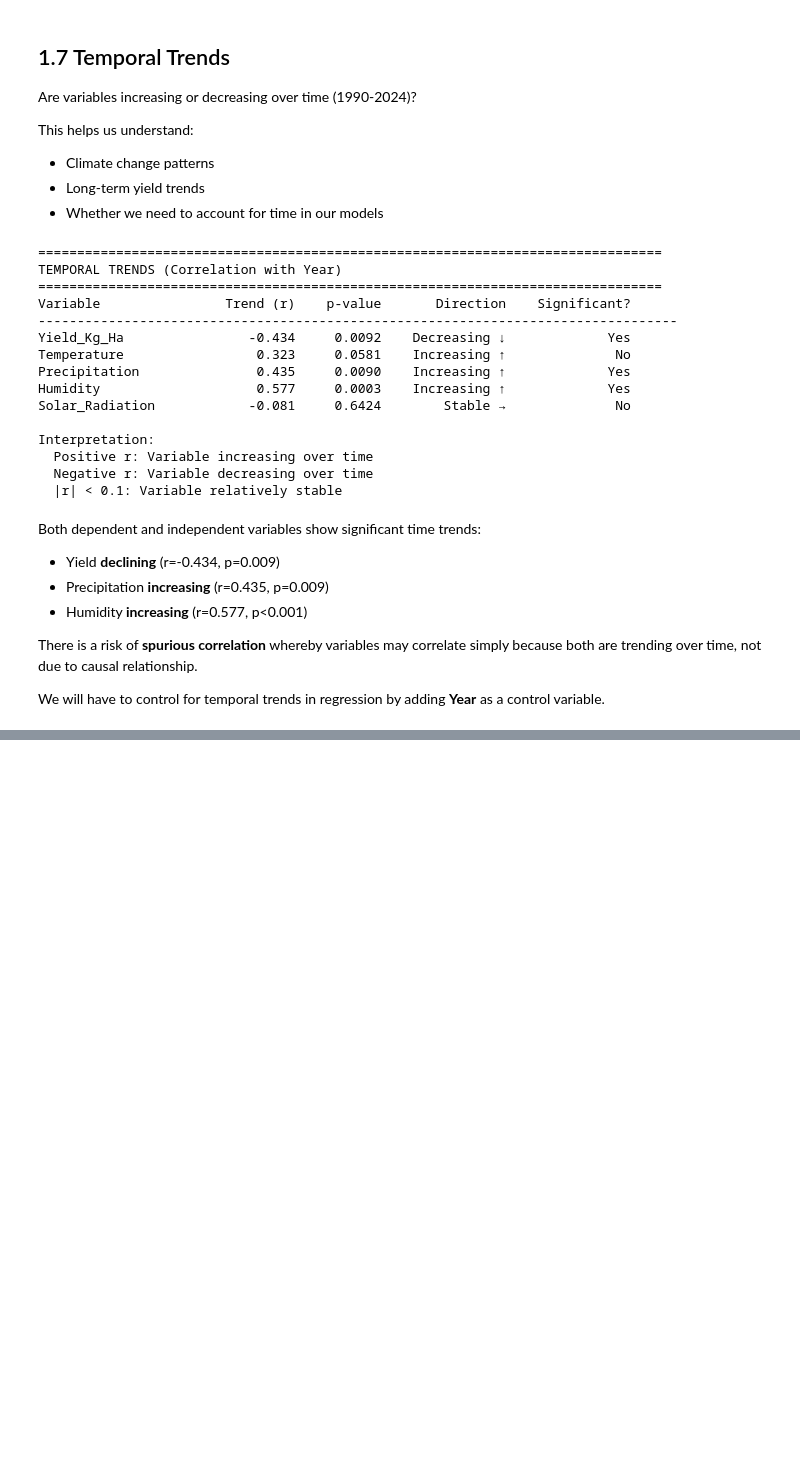
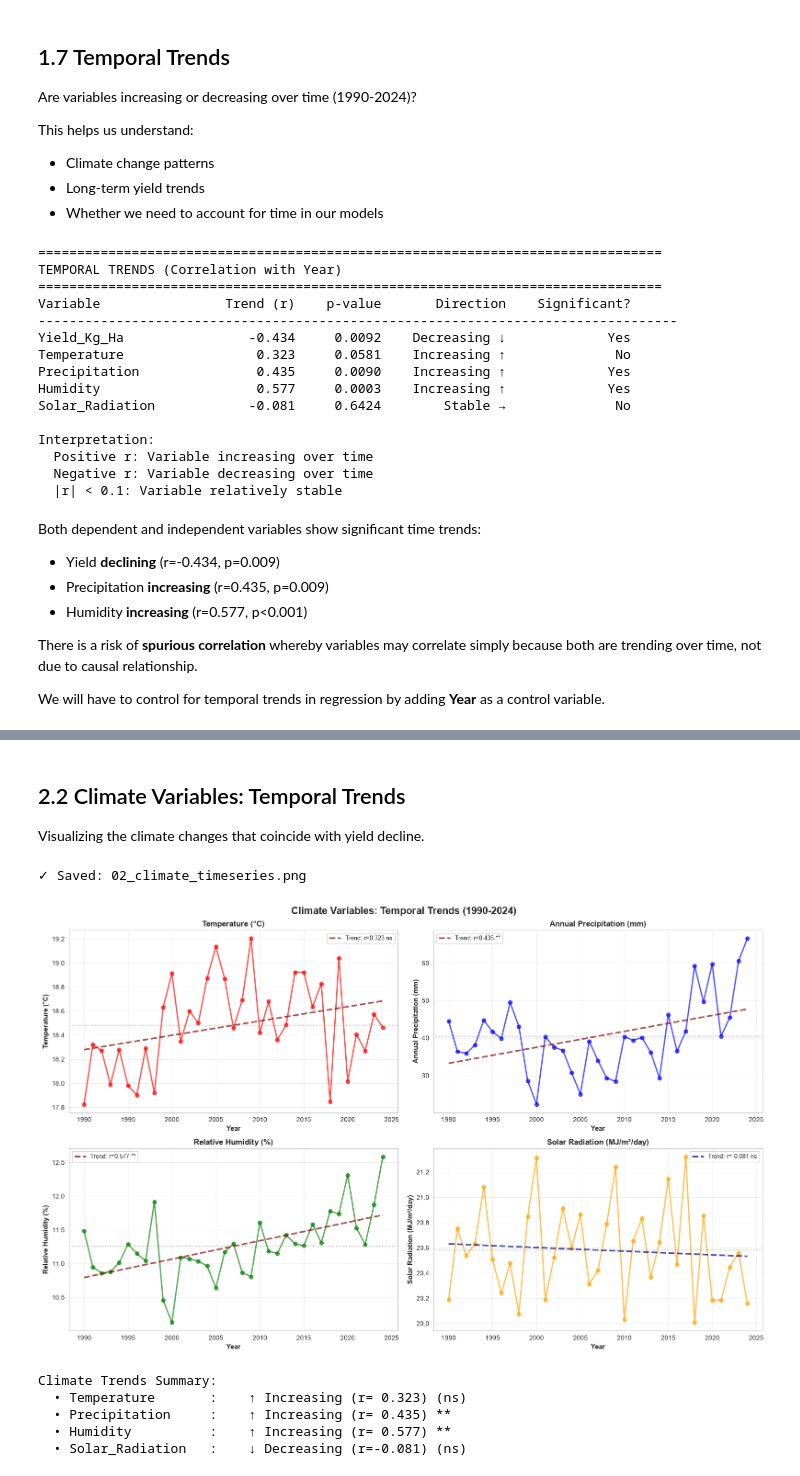
Before and after one commit to DoreenMolly/kenya-coffee-research, a Jupyter notebook: notebooks/data_analysis.ipynb, the cells around one changed output, grey strips where cells are left out. Cells and saved outputs as stored; diff of their text form; code cells hidden in the pictures; blank space fills up the shorter version.

```diff
--- a/notebooks/data_analysis.ipynb
+++ b/notebooks/data_analysis.ipynb
@@ -512,0 +582,66 @@ We will have to control for temporal trends in regression by adding **Year** as
+# %% [markdown]
+## 2.2 Climate Variables: Temporal Trends
+Visualizing the climate changes that coincide with yield decline.
+# %%
+# 2.2 Climate variables over time (4-panel plot)
+
+fig, axes = plt.subplots(2, 2, figsize=(16, 10))
+fig.suptitle('Climate Variables: Temporal Trends (1990-2024)',
+             fontsize=16, fontweight='bold')
+
+climate_vars = ['Temperature', 'Precipitation', 'Humidity', 'Solar_Radiation']
+colors = ['red', 'blue', 'green', 'orange']
+titles = ['Temperature (°C)', 'Annual Precipitation (mm)',
+          'Relative Humidity (%)', 'Solar Radiation (MJ/m²/day)']
+
+for idx, (var, color, title) in enumerate(zip(climate_vars, colors, titles)):
+    ax = axes[idx//2, idx%2]
+
+    # Plot data
+    ax.plot(df['Year'], df[var], marker='o', linewidth=2,
+            markersize=6, color=color, alpha=0.7)
+
+    # Add trend line
+    z = np.polyfit(df['Year'], df[var], 1)
+    p = np.poly1d(z)
+    r, p_val = stats.pearsonr(df['Year'], df[var])
+
+    trend_color = 'darkred' if r > 0 else 'darkblue'
+    sig = '**' if p_val < 0.01 else '*' if p_val < 0.05 else 'ns'
+
+    ax.plot(df['Year'], p(df['Year']), "--", linewidth=2.5,
+            color=trend_color, alpha=0.7,
+            label=f'Trend: r={r:.3f} {sig}')
+
+    # Add mean line
+    ax.axhline(df[var].mean(), color='gray', linestyle=':',
+               linewidth=1.5, alpha=0.6)
+
+    # Formatting
+    ax.set_xlabel('Year', fontsize=11, fontweight='bold')
+    ax.set_ylabel(title, fontsize=11, fontweight='bold')
+    ax.set_title(title, fontsize=12, fontweight='bold')
+    ax.legend(fontsize=9)
+    ax.grid(True, alpha=0.3)
+
+plt.tight_layout()
+plt.savefig('/Users/dwanjiru/projects/kenya-coffee-research/reports/02_climate_timeseries.png',
+            dpi=300, bbox_inches='tight')
+print("✓ Saved: 02_climate_timeseries.png")
+plt.show()
+
+# Summary
+print("\nClimate Trends Summary:")
+for var in climate_vars:
+    r, p_val = stats.pearsonr(df['Year'], df[var])
+    direction = "↑ Increasing" if r > 0 else "↓ Decreasing"
+    sig = "**" if p_val < 0.01 else "*" if p_val < 0.05 else "(ns)"
+    print(f"  • {var:<18}: {direction:>15} (r={r:>6.3f}) {sig}")
+# %% [output]
+✓ Saved: 02_climate_timeseries.png
+[figure, added]
+Climate Trends Summary:
+  • Temperature       :    ↑ Increasing (r= 0.323) (ns)
+  • Precipitation     :    ↑ Increasing (r= 0.435) **
+  • Humidity          :    ↑ Increasing (r= 0.577) **
+  • Solar_Radiation   :    ↓ Decreasing (r=-0.081) (ns)
```
Also changed, not shown: parts of 12 cells of this notebook.
